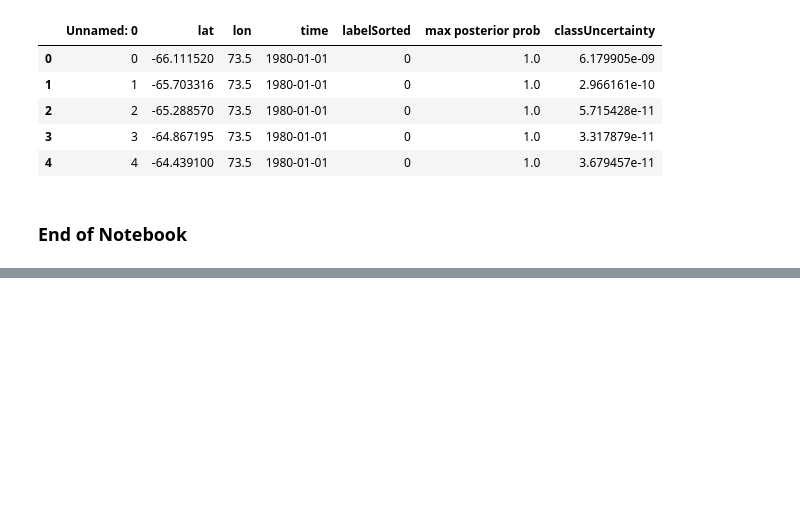
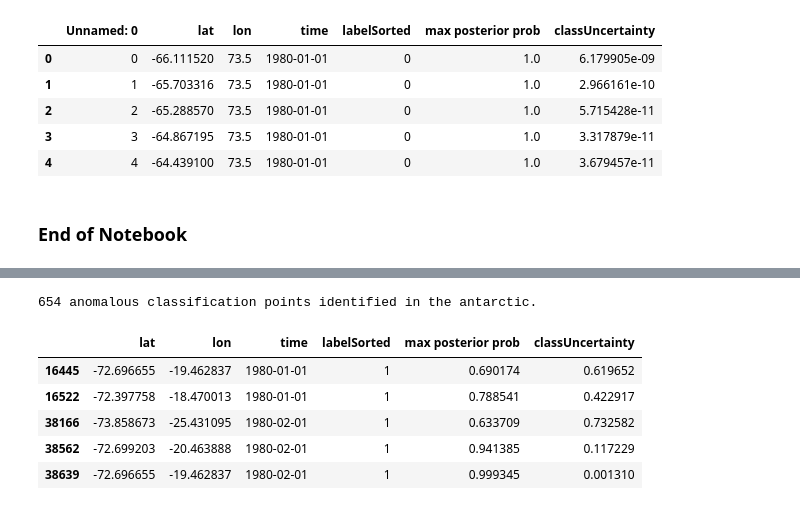
Before and after one commit to el1247/BAS_AI4ER_SAM, a Jupyter notebook: notebooks/exploratory/3.1_el_GMMTemperatureProfileClassification2_R3B.ipynb, the cells around one changed output, grey strips where cells are left out. Saved outputs shown, nothing was run; the diff lists cells and outputs as text; code cells hidden in the pictures; blank space fills up the shorter version.

```diff
--- a/notebooks/exploratory/3.1_el_GMMTemperatureProfileClassification2_R3B.ipynb
+++ b/notebooks/exploratory/3.1_el_GMMTemperatureProfileClassification2_R3B.ipynb
@@ -902,0 +924,14 @@ Meta data reloaded from GMM_UK_2Class_R3_Meta_Full. 7989840 data points.
+# %%
+#Antarctic anomalous classification identification cell
+antarcticAnomDF = sampleMetaDF[np.logical_and(np.logical_and(sampleMetaDF["labelSorted"]==1, sampleMetaDF["lat"]<-60), np.logical_and(sampleMetaDF["lon"]>-30, sampleMetaDF["lon"]<30))]
+anomIndex = antarcticAnomDF.index
+print(str(len(antarcticAnomDF))+" anomalous classification points identified in the antarctic.")
+antarcticAnomDF.head()
+# %% [output]
+654 anomalous classification points identified in the antarctic.
+|  | lat | lon | time | labelSorted | max posterior prob | classUncertainty |
+| 16445 | -72.696655 | -19.462837 | 1980-01-01 | 1 | 0.690174 | 0.619652 |
+| 16522 | -72.397758 | -18.470013 | 1980-01-01 | 1 | 0.788541 | 0.422917 |
+| 38166 | -73.858673 | -25.431095 | 1980-02-01 | 1 | 0.633709 | 0.732582 |
+| 38562 | -72.699203 | -20.463888 | 1980-02-01 | 1 | 0.941385 | 0.117229 |
+| 38639 | -72.696655 | -19.462837 | 1980-02-01 | 1 | 0.999345 | 0.001310 |
```
Also changed, not shown: parts of 3 cells of this notebook, 1 other file.
